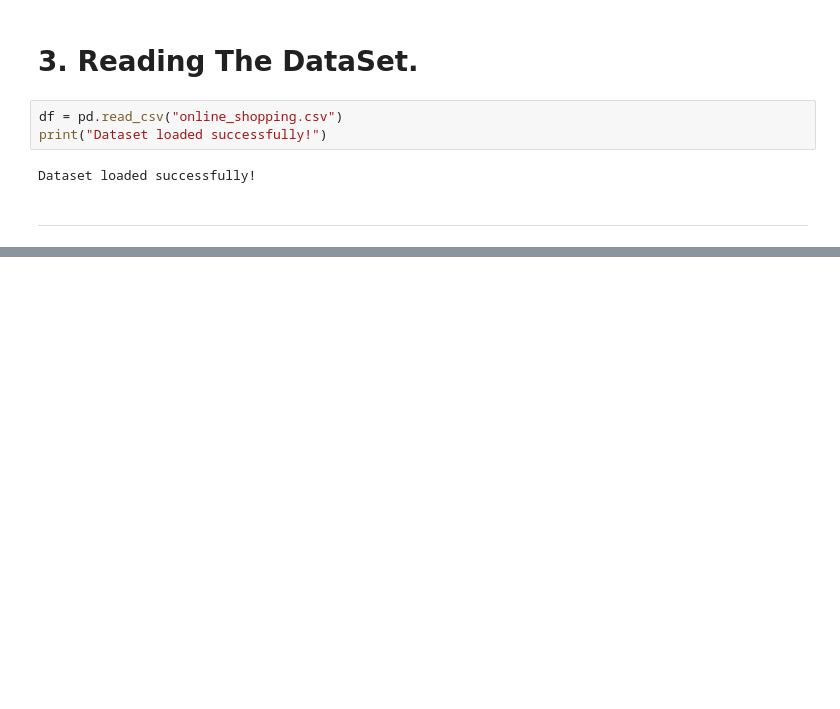
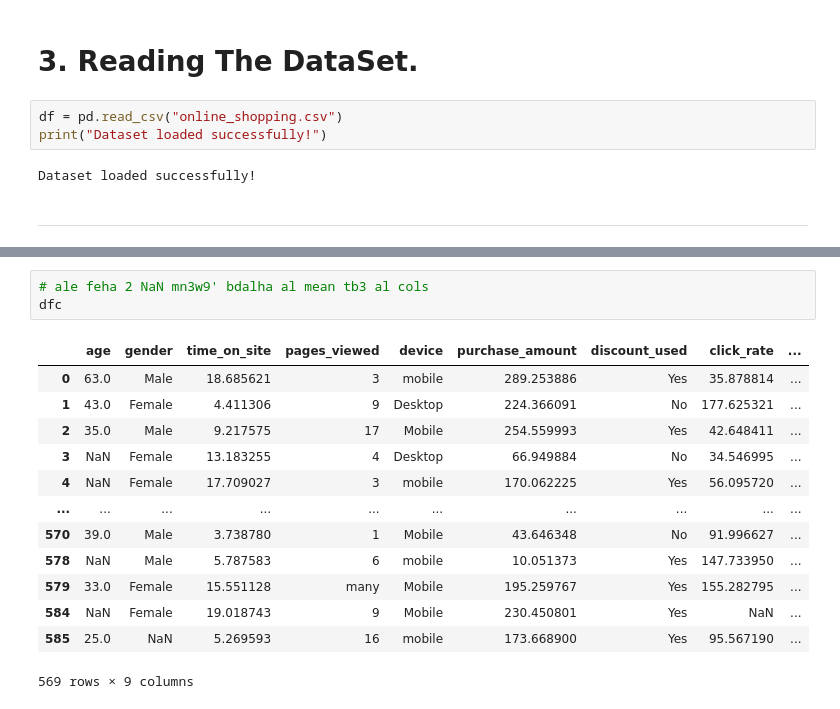
Before and after one commit to ahmadessawii06/DataScience-Project, a Jupyter notebook: main.ipynb, the cells around one changed output, grey strips where cells are left out. Drawn from its saved outputs; the diff is of its cells as text; blank space fills up the shorter version.

```diff
--- a/main.ipynb
+++ b/main.ipynb
@@ -29,0 +247,17 @@ Dataset loaded successfully!
+# %%
+# ale feha 2 NaN mn3w9' bdalha al mean tb3 al cols
+dfc
+# %% [output]
+|  | age | gender | time_on_site | pages_viewed | device | purchase_amount | discount_used | click_rate | ... |
+| 0 | 63.0 | Male | 18.685621 | 3 | mobile | 289.253886 | Yes | 35.878814 | ... |
+| 1 | 43.0 | Female | 4.411306 | 9 | Desktop | 224.366091 | No | 177.625321 | ... |
+| 2 | 35.0 | Male | 9.217575 | 17 | Mobile | 254.559993 | Yes | 42.648411 | ... |
+| 3 | NaN | Female | 13.183255 | 4 | Desktop | 66.949884 | No | 34.546995 | ... |
+| 4 | NaN | Female | 17.709027 | 3 | mobile | 170.062225 | Yes | 56.095720 | ... |
+| ... | ... | ... | ... | ... | ... | ... | ... | ... | ... |
+| 570 | 39.0 | Male | 3.738780 | 1 | Mobile | 43.646348 | No | 91.996627 | ... |
+| 578 | NaN | Male | 5.787583 | 6 | mobile | 10.051373 | Yes | 147.733950 | ... |
+| 579 | 33.0 | Female | 15.551128 | many | Mobile | 195.259767 | Yes | 155.282795 | ... |
+| 584 | NaN | Female | 19.018743 | 9 | Mobile | 230.450801 | Yes | NaN | ... |
+| 585 | 25.0 | NaN | 5.269593 | 16 | mobile | 173.668900 | Yes | 95.567190 | ... |
+569 rows × 9 columns
```
Also changed, not shown: parts of 32 cells of this notebook.
